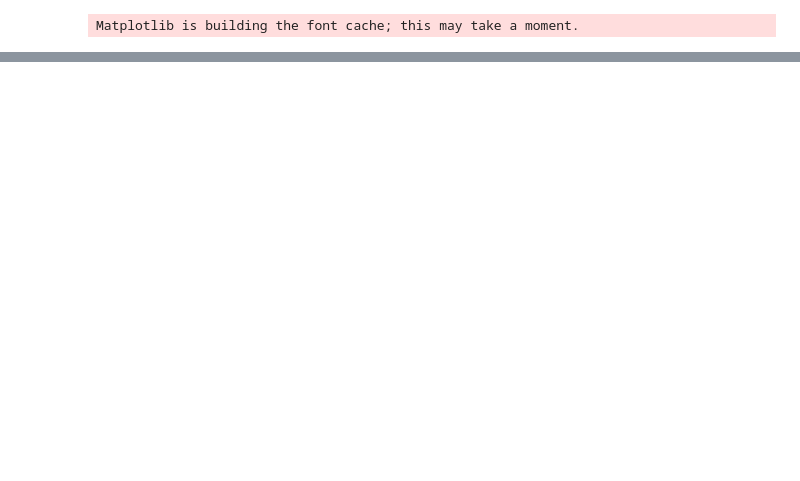
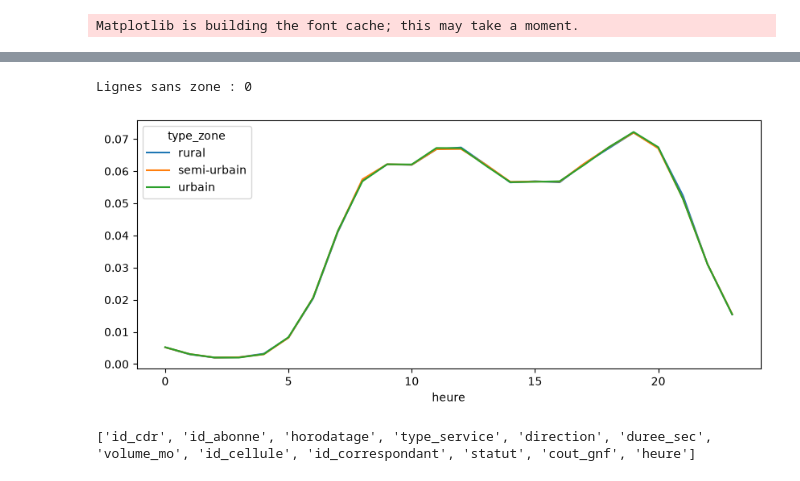
Before and after one commit to BThiernoh/Projet_Stage, a Jupyter notebook: modelisation/analyse_donnees_nettoyees.ipynb, the cells around one changed output, grey strips where cells are left out. Cells and saved outputs as stored; diff of their text form; code cells hidden in the pictures; blank space fills up the shorter version.

```diff
--- a/modelisation/analyse_donnees_nettoyees.ipynb
+++ b/modelisation/analyse_donnees_nettoyees.ipynb
@@ -16,0 +46,20 @@ Note: you may need to restart the kernel to use updated packages.
+# %%
+df_zone = df.merge(cellules[["id_cellule", "type_zone"]], on="id_cellule", how="left")
+print("Lignes sans zone :", df_zone["type_zone"].isna().sum())
+
+df_zone.groupby(["type_zone", "type_service"]).agg(
+    nb=("id_cdr", "count"),
+    revenu=("cout_gnf", "sum"),
+    cout_moyen=("cout_gnf", "mean"),
+)
+
+# Profil horaire en pourcentage, pour comparer les trois zones
+pd.crosstab(df_zone["heure"], df_zone["type_zone"], normalize="columns").plot(figsize=(10, 4))
+plt.show()
+# %% [output]
+Lignes sans zone : 0
+[figure, added]
+# %%
+print(df.columns.tolist())
+# %% [output]
+['id_cdr', 'id_abonne', 'horodatage', 'type_service', 'direction', 'duree_sec', 'volume_mo', 'id_cellule', 'id_correspondant', 'statut', 'cout_gnf', 'heure']
```
Also changed, not shown: parts of 6 cells of this notebook, 10 other files.
